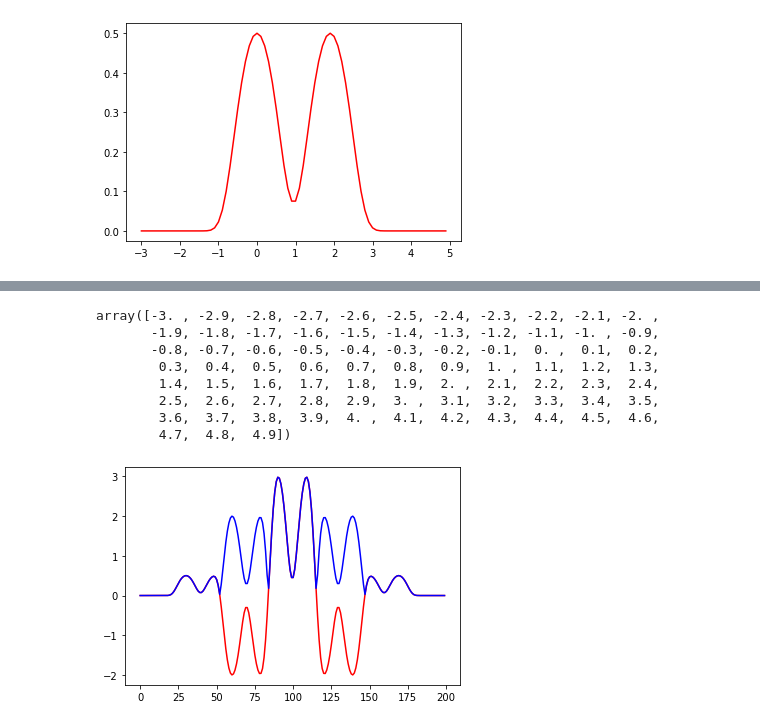
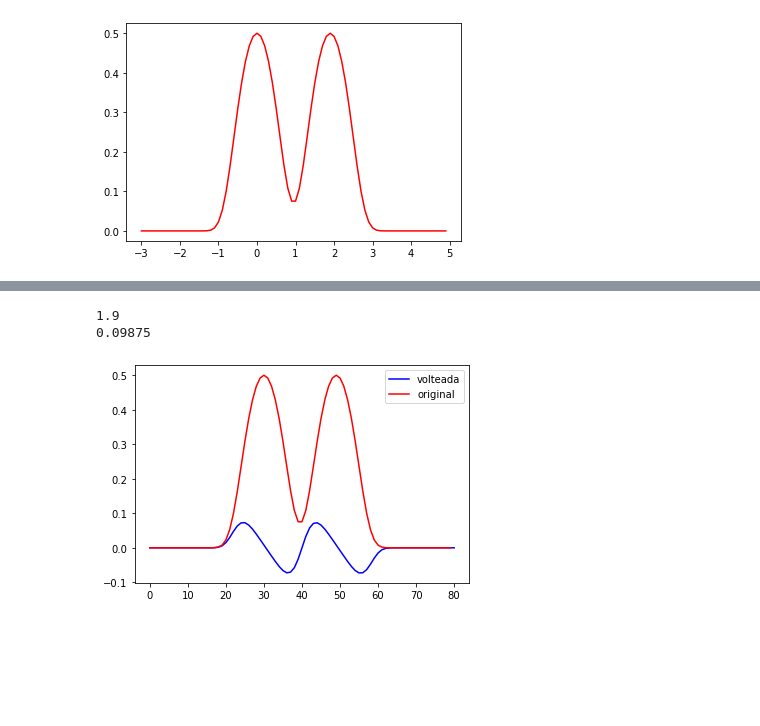
Before and after one commit to DanidelRio/j_doubling, a Jupyter notebook: fede_prueba_cuarentena.ipynb, the cells around one changed output, grey strips where cells are left out. Drawn from its saved outputs; the diff is of its cells as text; code cells hidden in the pictures; blank space fills up the shorter version.

```diff
--- a/fede_prueba_cuarentena.ipynb
+++ b/fede_prueba_cuarentena.ipynb
@@ -47,14 +37,3 @@ print(delta_e)
-# %%
-xx
-# %% [output]
-array([-3. , -2.9, -2.8, -2.7, -2.6, -2.5, -2.4, -2.3, -2.2, -2.1, -2. ,
-       -1.9, -1.8, -1.7, -1.6, -1.5, -1.4, -1.3, -1.2, -1.1, -1. , -0.9,
-       -0.8, -0.7, -0.6, -0.5, -0.4, -0.3, -0.2, -0.1,  0. ,  0.1,  0.2,
-        0.3,  0.4,  0.5,  0.6,  0.7,  0.8,  0.9,  1. ,  1.1,  1.2,  1.3,
-        1.4,  1.5,  1.6,  1.7,  1.8,  1.9,  2. ,  2.1,  2.2,  2.3,  2.4,
-        2.5,  2.6,  2.7,  2.8,  2.9,  3. ,  3.1,  3.2,  3.3,  3.4,  3.5,
-        3.6,  3.7,  3.8,  3.9,  4. ,  4.1,  4.2,  4.3,  4.4,  4.5,  4.6,
-        4.7,  4.8,  4.9])
 # %%
 # Guarda un archivo formato .txt con los valores de xx y yy
 name = 'senal_teorica.txt'
@@ -63,6 +42,23 @@ for i in range(0, len(xx)): # Cycle for each one of the float elements (numbers)
     entry = str(xx[i])+" "+str(yy[i])+"\n"
     fid2.write(entry) #Saves the time if we are in the first column
 fid2.close()
+# %%
+# Obtener las deltas, i.e. escala adecuada en el eje x
+a = argrelextrema(yy, np.greater) #Obtiene los valores maximos
+
+if len(a[0]) == 1:
+    print("Solamente hay un maximo.")
+
+else:
+    max1, max2 = a[0]
+
+    print(xx[max2] - xx[max1]) #Imprime la diferencia entre estos dos maximos
+
+    delta_e = (xx[len(xx)-1]-xx[0])/len(xx)
+    print(delta_e)
+# %% [output]
+1.9
+0.09875
 # %%
 #Generando un vector con la se;al trasladada 1 vez
 def trasladar(ys, n):
@@ -76,19 +72,16 @@ def trasladar(ys, n):
         if i >= n:
             y_new[i] += -ys[i-n]
     return y_new
-# %%
-m = 4
-n = 30
-y_new = yy
-for i in range(0, m):
-    y_new = trasladar(y_new, n)
-
-plt.plot([i for i in range(0, len(y_new))], y_new, color = "red")
-plt.plot([i for i in range(0, len(y_new))], abs(y_new), color = "blue")
-
-plt.show()
-# %% [output]
-[figure, removed]
+# %%
+n = 1
+y_new = trasladar(yy, n)
+
+plt.plot(y_new, color = "blue", label = "volteada")
+plt.plot(yy, color ="red", label = "original")
+plt.legend()
+plt.show()
+# %% [output]
+[figure, added]
 # %%
 def aplicar(x, y, m):
     # El tama;o de x tiene que ser del tama;o de y mas m
```
Also changed, not shown: parts of 12 cells of this notebook.
